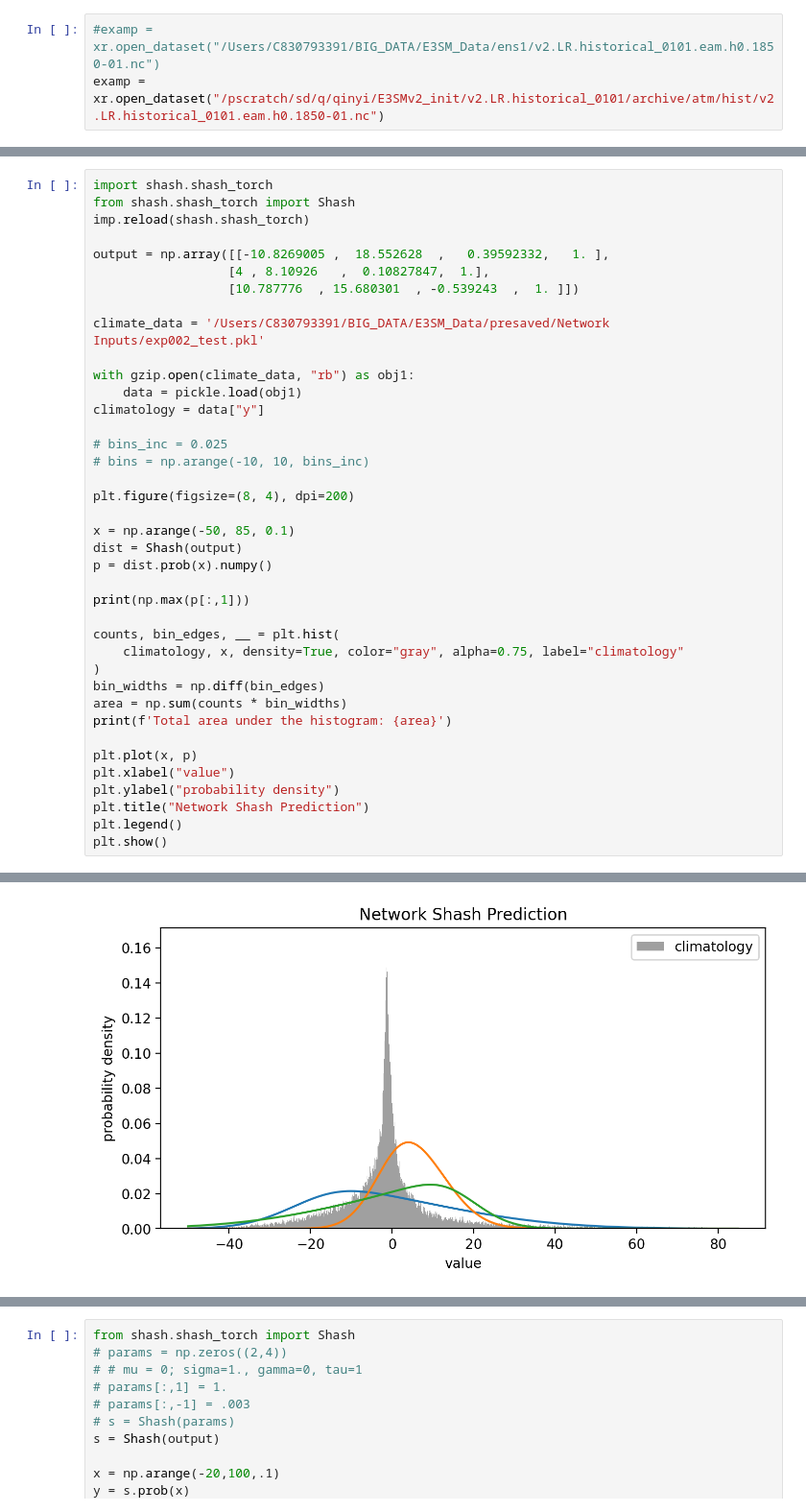
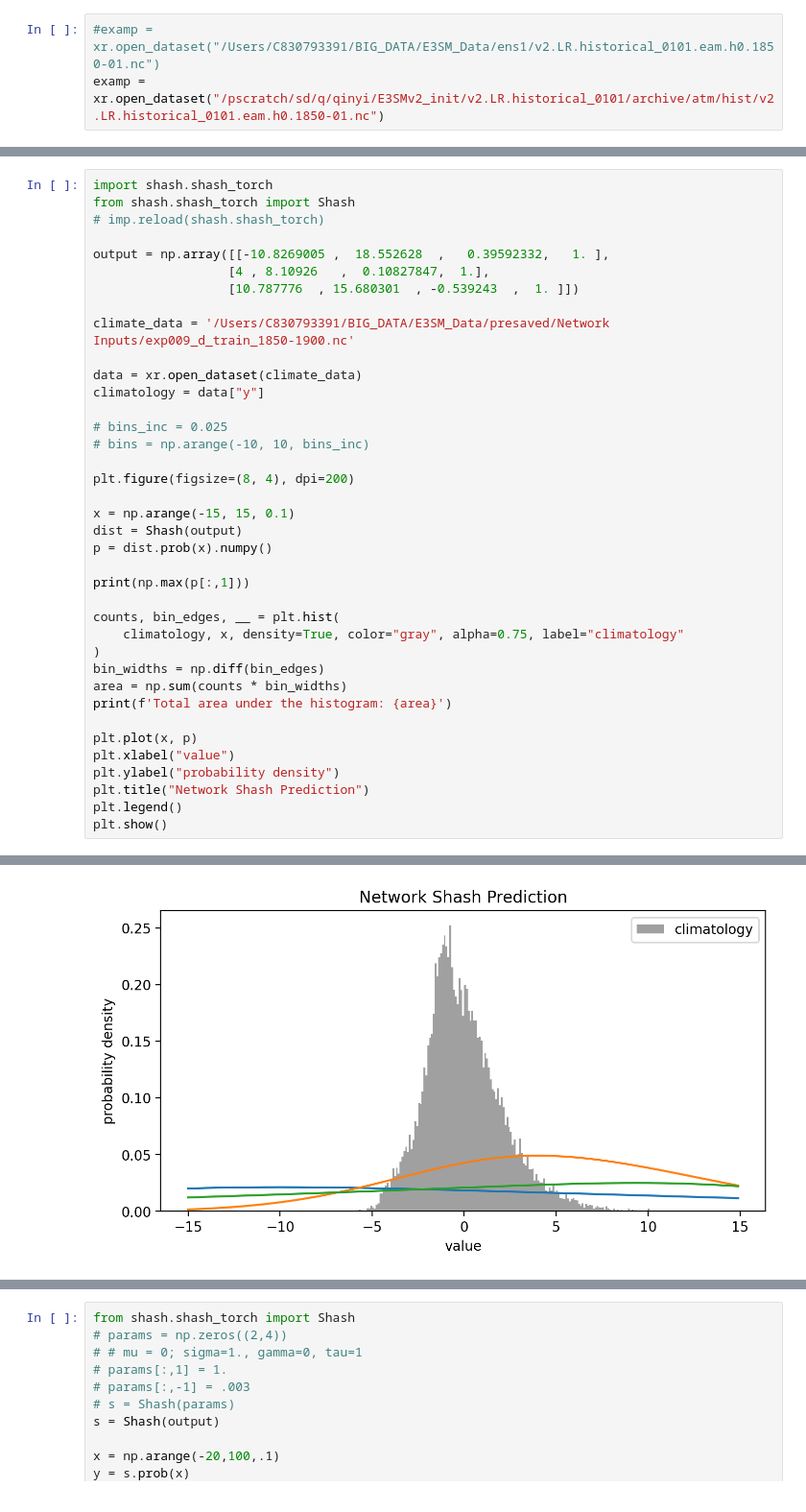
Before and after one commit to Jolan-vP/E3SM, a Jupyter notebook: playfile.ipynb, the cells around one changed output, grey strips where cells are left out. Shown at 96% size. Cells and saved outputs as stored; diff of their text form.

```diff
--- a/playfile.ipynb
+++ b/playfile.ipynb
@@ -85,16 +85,15 @@ Coordinates: (12/13)
 # %%
 import shash.shash_torch
 from shash.shash_torch import Shash
-imp.reload(shash.shash_torch)
+# imp.reload(shash.shash_torch)
 
 output = np.array([[-10.8269005 ,  18.552628  ,   0.39592332,   1. ],
                   [4 , 8.10926   ,  0.10827847,  1.],
                   [10.787776  , 15.680301  , -0.539243  ,  1. ]])
 
-climate_data = '/Users/C830793391/BIG_DATA/E3SM_Data/presaved/Network Inputs/exp002_test.pkl'
+climate_data = '/Users/C830793391/BIG_DATA/E3SM_Data/presaved/Network Inputs/exp009_d_train_1850-1900.nc'
 
-with gzip.open(climate_data, "rb") as obj1:
-    data = pickle.load(obj1)
+data = xr.open_dataset(climate_data)
 climatology = data["y"]
 
 # bins_inc = 0.025
@@ -102,7 +101,7 @@ climatology = data["y"]
 
 plt.figure(figsize=(8, 4), dpi=200)
 
-x = np.arange(-50, 85, 0.1)
+x = np.arange(-15, 15, 0.1)
 dist = Shash(output)
 p = dist.prob(x).numpy()
 
@@ -126,2 +125,2 @@ plt.show()
 Total area under the histogram: 1.0
-[figure, old version]
+[figure, new version]
```
Also changed, not shown: parts of 6 cells of this notebook, 6 other files.
